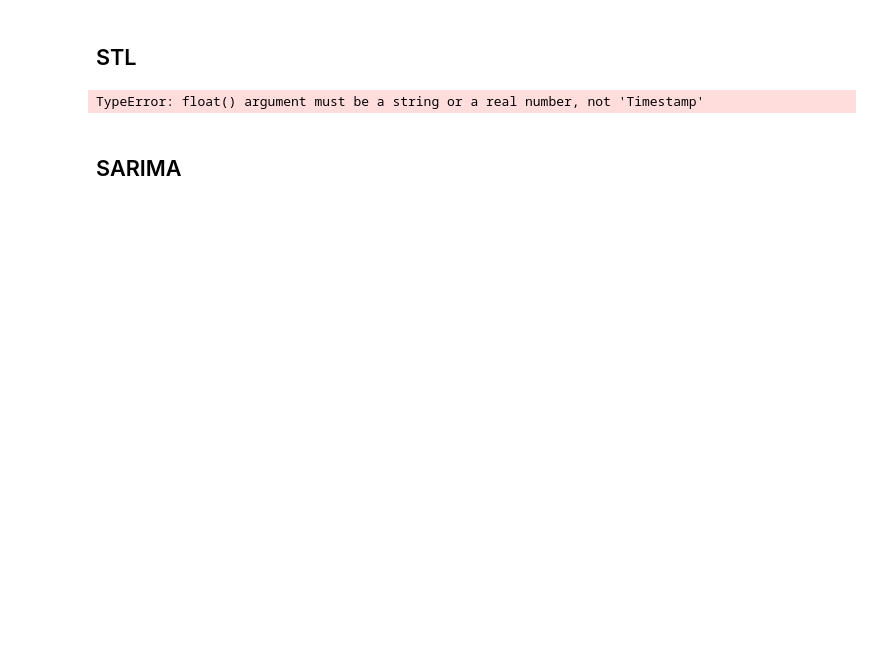
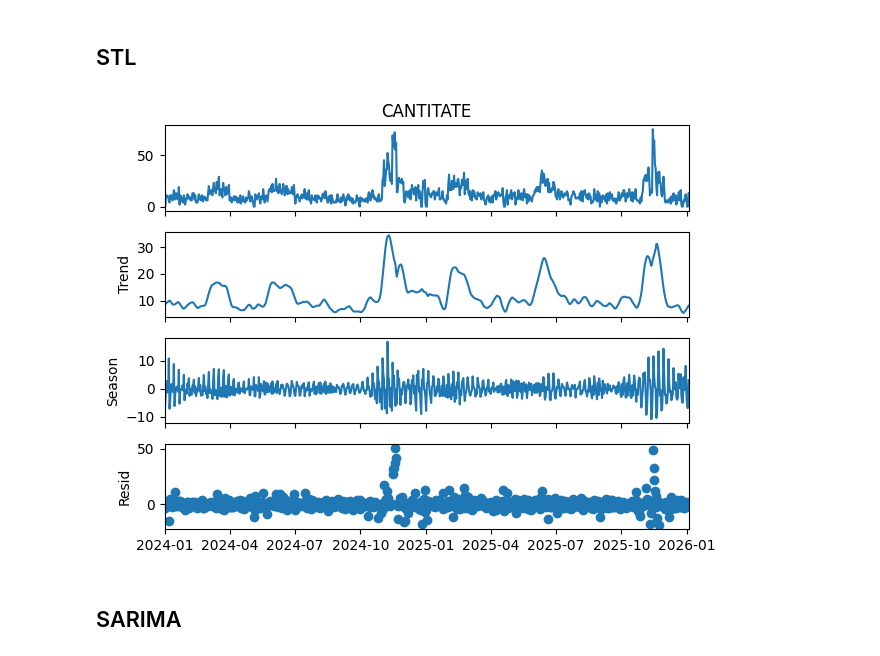
Before and after one commit to mara1103/RetailPrediction-Python, a Jupyter notebook: notebooks/art147807_ARIMA_STL_SARIMA.ipynb, the cells around one changed output. Saved outputs shown, nothing was run; the diff lists cells and outputs as text; code cells hidden in the pictures; blank space fills up the shorter version.

```diff
--- a/notebooks/art147807_ARIMA_STL_SARIMA.ipynb
+++ b/notebooks/art147807_ARIMA_STL_SARIMA.ipynb
@@ -397,15 +397,31 @@ plt.show()
 # %% [markdown]
 ## STL
 # %%
+import pandas as pd
 from statsmodels.tsa.seasonal import STL
 
-stl = STL(df, period=7, robust=True)
+# lucrăm pe o copie și pe o serie numerică, ca să nu afectăm restul celulelor
+df_stl = df.copy()
+df_stl["DATA"] = pd.to_datetime(df_stl["DATA"])
+
+stl_series = (
+    df_stl
+    .sort_values("DATA")
+    .set_index("DATA")["CANTITATE"]
+    .astype(float)
+    .asfreq("D")
+)
+
+# completăm lipsurile pentru a avea periodicitate constantă
+stl_series = stl_series.interpolate("time").fillna(0)
+
+stl = STL(stl_series, period=7, robust=True)
 res = stl.fit()
 
 res.plot()
 plt.show()
 # %% [output]
-TypeError: float() argument must be a string or a real number, not 'Timestamp'
+[figure, added]
 # %% [markdown]
 ## SARIMA
 # %%
```
Also changed, not shown: parts of 17 cells of this notebook, 3 other files.
